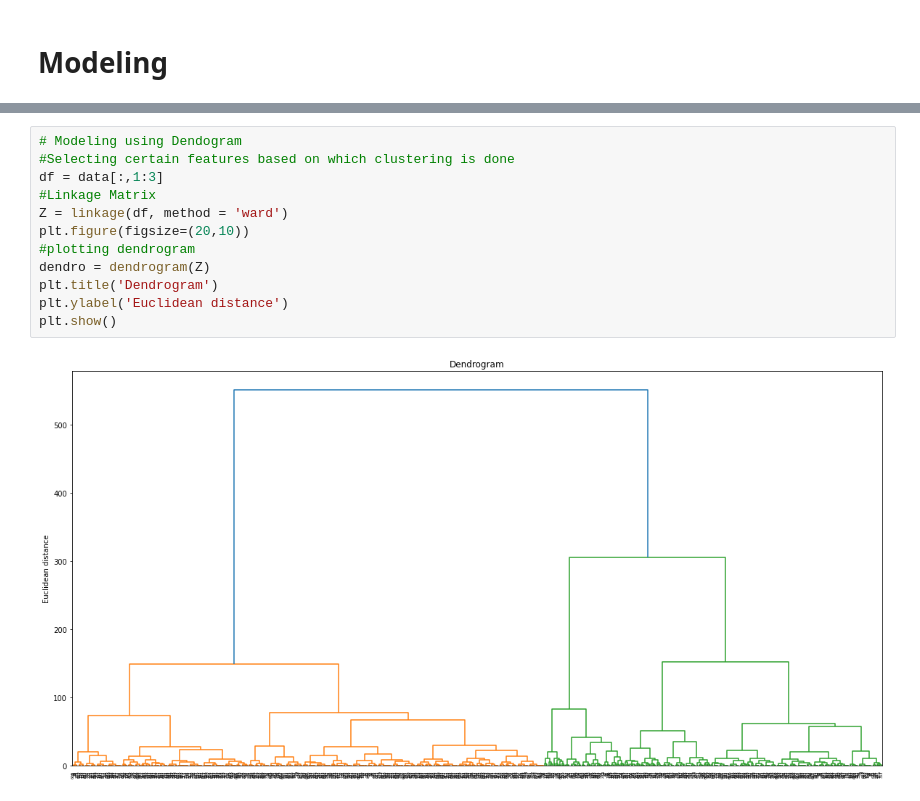
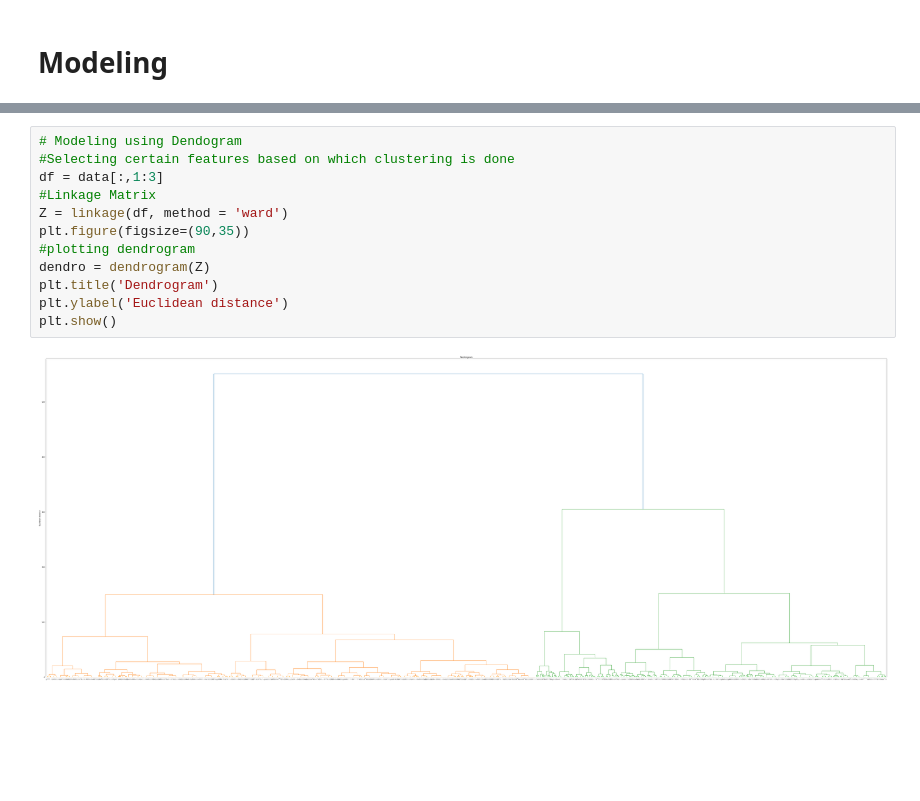
Before and after one commit to YossefEFM/CodeClause_MovieAnalysis, a Jupyter notebook: MovieAnalysis.ipynb, the cells around one changed output, grey strips where cells are left out. Cells and saved outputs as stored; diff of their text form; blank space fills up the shorter version.

```diff
--- a/MovieAnalysis.ipynb
+++ b/MovieAnalysis.ipynb
@@ -290,14 +293,14 @@ plt.show()
 # %%
 # Modeling using Dendogram
 #Selecting certain features based on which clustering is done
 df = data[:,1:3]
 #Linkage Matrix
 Z = linkage(df, method = 'ward')
-plt.figure(figsize=(20,10))
+plt.figure(figsize=(90,35))
 #plotting dendrogram
 dendro = dendrogram(Z)
 plt.title('Dendrogram')
 plt.ylabel('Euclidean distance')
 plt.show()
 # %% [output]
-[figure, old version]
+[figure, new version]
```
Also changed, not shown: parts of 4 cells of this notebook.
